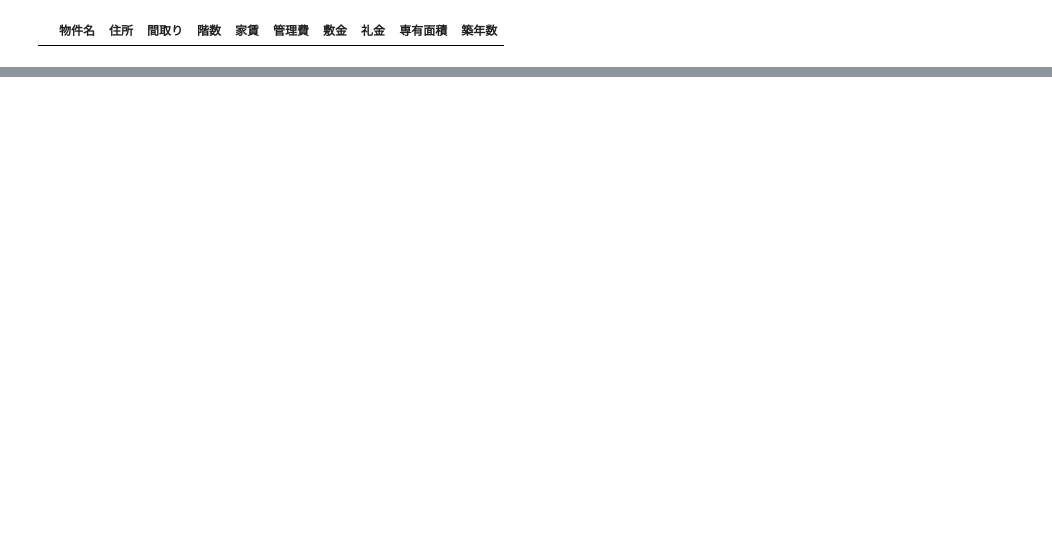
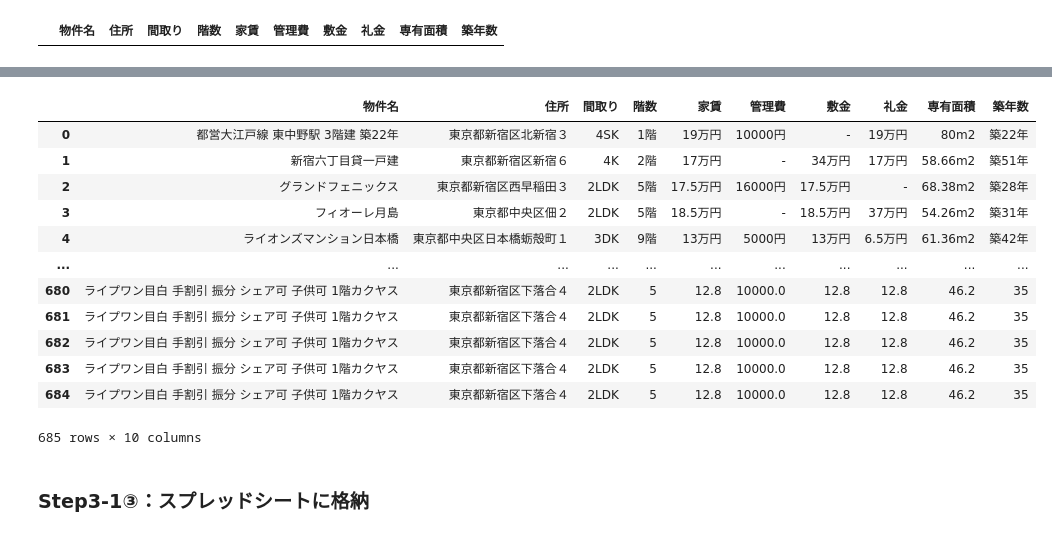
Before and after one commit to yuko-kk/tech0-step3_1_1-suumo, a Jupyter notebook: SUUMOスクレイピング.ipynb, the cells around one changed output, grey strips where cells are left out. Drawn from its saved outputs; the diff is of its cells as text; code cells hidden in the pictures; blank space fills up the shorter version.

Commit message:
Add files via upload
Step3-1②（クレンジングと重複削除）、Step3-1②（Googleスプレッドシートへの転記）です。
1ページ目のクレンジングに失敗しています。

```diff
--- a/SUUMOスクレイピング.ipynb
+++ b/SUUMOスクレイピング.ipynb
@@ -111,0 +210,18 @@ set_with_dataframe(worksheet,df,include_index=True)
+# %%
+re_df
+# %% [output]
+|  | 物件名 | 住所 | 間取り | 階数 | 家賃 | 管理費 | 敷金 | 礼金 | 専有面積 | 築年数 |
+| 0 | 都営大江戸線 東中野駅 3階建 築22年 | 東京都新宿区北新宿３ | 4SK | 1階 | 19万円 | 10000円 | - | 19万円 | 80m2 | 築22年 |
+| 1 | 新宿六丁目貸一戸建 | 東京都新宿区新宿６ | 4K | 2階 | 17万円 | - | 34万円 | 17万円 | 58.66m2 | 築51年 |
+| 2 | グランドフェニックス | 東京都新宿区西早稲田３ | 2LDK | 5階 | 17.5万円 | 16000円 | 17.5万円 | - | 68.38m2 | 築28年 |
+| 3 | フィオーレ月島 | 東京都中央区佃２ | 2LDK | 5階 | 18.5万円 | - | 18.5万円 | 37万円 | 54.26m2 | 築31年 |
+| 4 | ライオンズマンション日本橋 | 東京都中央区日本橋蛎殻町１ | 3DK | 9階 | 13万円 | 5000円 | 13万円 | 6.5万円 | 61.36m2 | 築42年 |
+| ... | ... | ... | ... | ... | ... | ... | ... | ... | ... | ... |
+| 680 | ライプワン目白 手割引 振分 シェア可 子供可 1階カクヤス | 東京都新宿区下落合４ | 2LDK | 5 | 12.8 | 10000.0 | 12.8 | 12.8 | 46.2 | 35 |
+| 681 | ライプワン目白 手割引 振分 シェア可 子供可 1階カクヤス | 東京都新宿区下落合４ | 2LDK | 5 | 12.8 | 10000.0 | 12.8 | 12.8 | 46.2 | 35 |
+| 682 | ライプワン目白 手割引 振分 シェア可 子供可 1階カクヤス | 東京都新宿区下落合４ | 2LDK | 5 | 12.8 | 10000.0 | 12.8 | 12.8 | 46.2 | 35 |
+| 683 | ライプワン目白 手割引 振分 シェア可 子供可 1階カクヤス | 東京都新宿区下落合４ | 2LDK | 5 | 12.8 | 10000.0 | 12.8 | 12.8 | 46.2 | 35 |
+| 684 | ライプワン目白 手割引 振分 シェア可 子供可 1階カクヤス | 東京都新宿区下落合４ | 2LDK | 5 | 12.8 | 10000.0 | 12.8 | 12.8 | 46.2 | 35 |
+685 rows × 10 columns
+# %% [markdown]
+### Step3-1③：スプレッドシートに格納
```
Also changed, not shown: parts of 13 cells of this notebook.
